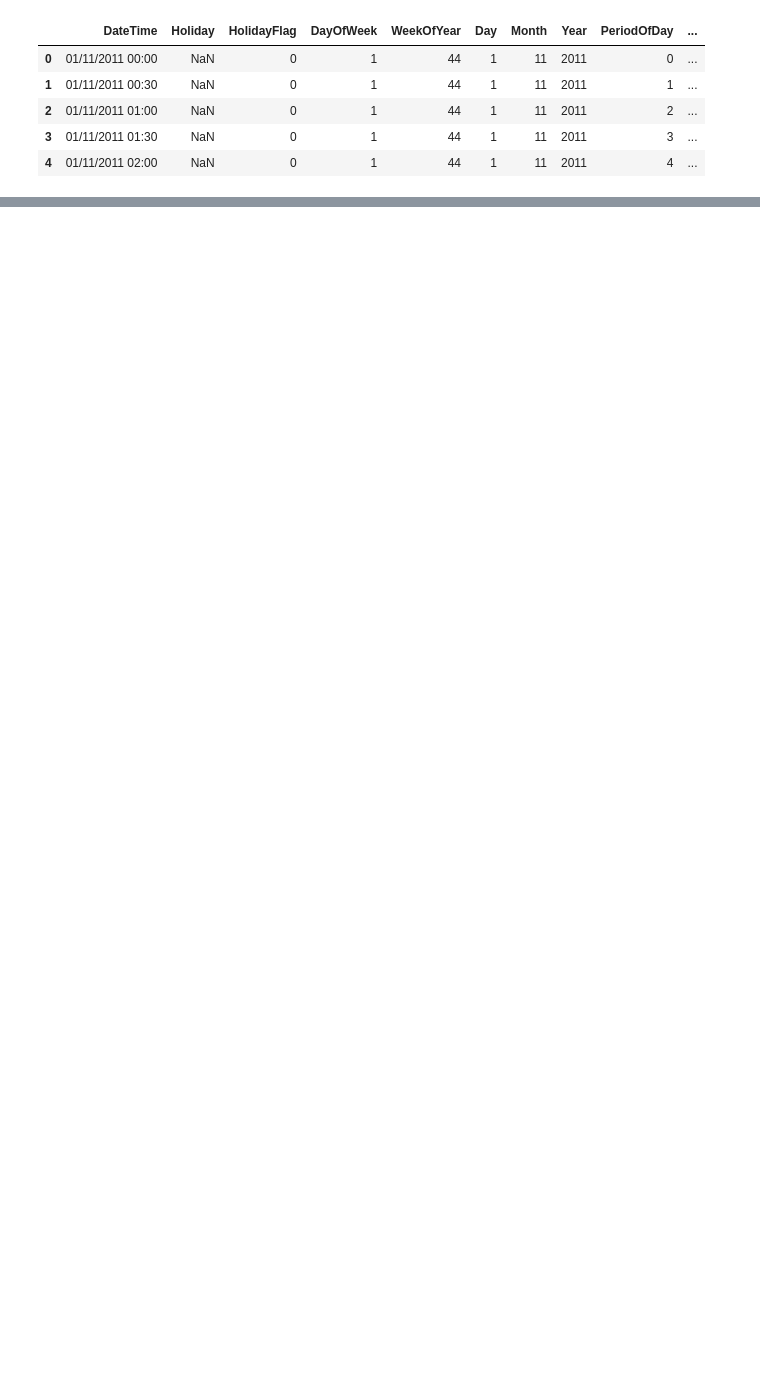
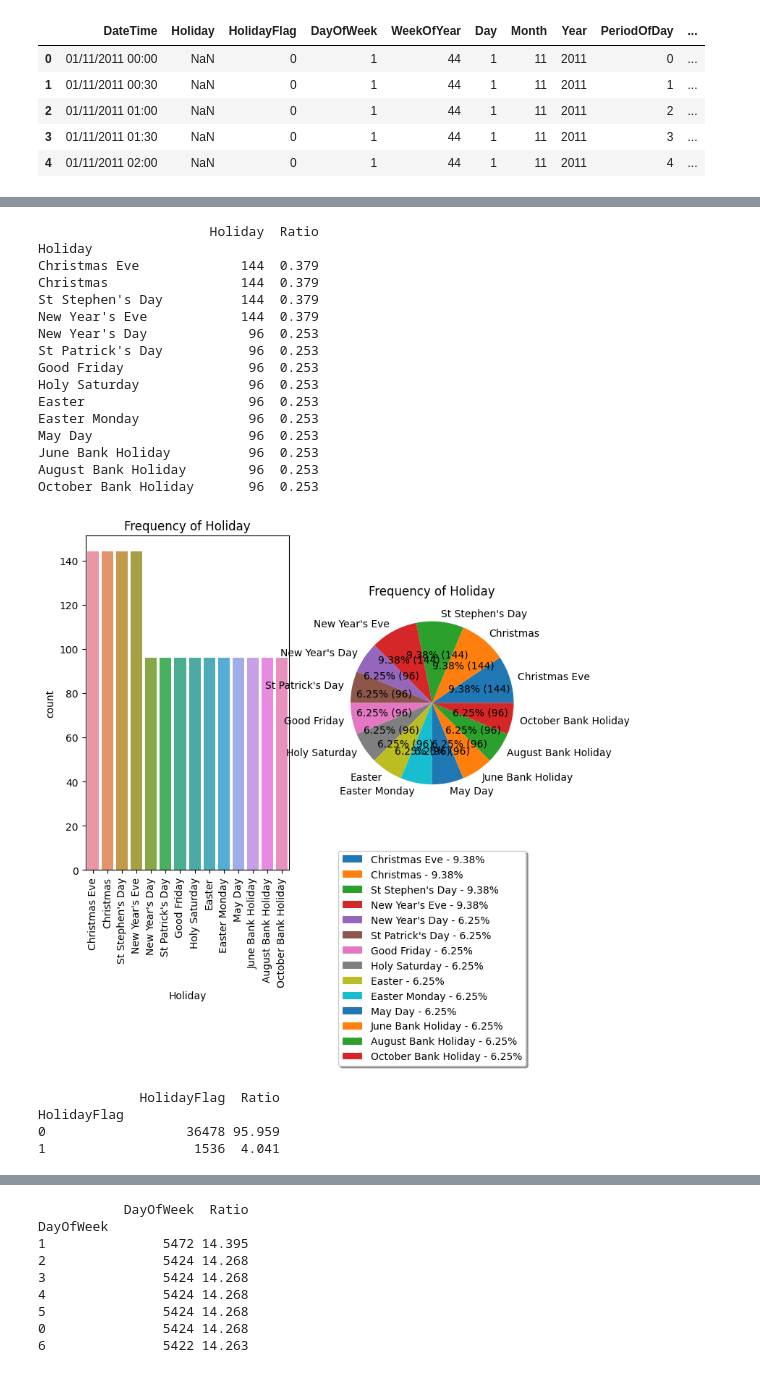
Before and after one commit to Mesutssmn/Gold-USD-Price-Prophet-Prediction, a Jupyter notebook: electricity-price-prediction.ipynb, the cells around one changed output, grey strips where cells are left out. Saved outputs shown, nothing was run; the diff lists cells and outputs as text; code cells hidden in the pictures; blank space fills up the shorter version.

Commit message:
Kaggle Notebook | Electricity Price Prediction | Version 2

```diff
--- a/electricity-price-prediction.ipynb
+++ b/electricity-price-prediction.ipynb
@@ -8,2 +29,2 @@ warnings.filterwarnings("ignore")
 # %%
-df = pd.read_csv("/kaggle/input/electricity-price-prediction/Electricity.csv")
+df = pd.read_csv("/kaggle/input/electricity-price-prediction/Electricity.csv",low_memory=False)
@@ -18,0 +99,2 @@ df.head()
+# %%
+cat_cols, cat_but_car, num_cols = grab_col_names(df)
@@ -18,0 +108,44 @@ df.head()
+# %%
+def cat_summary(dataframe, col_name, plot=False):
+    print(pd.DataFrame({col_name: dataframe[col_name].value_counts(),
+                        "Ratio": 100 * dataframe[col_name].value_counts() / len(dataframe)}))
+
+    if plot:
+        fig, axs = plt.subplots(1, 2, figsize=(8, 6))
+        plt.subplot(1, 2, 1)
+        sns.countplot(x=dataframe[col_name], data=dataframe)
+        plt.title("Frequency of " + col_name)
+        plt.xticks(rotation=90)
+
+        plt.subplot(1, 2, 2)
+        values = dataframe[col_name].value_counts()
+        plt.pie(x=values, labels=values.index, autopct=lambda p: '{:.2f}% ({:.0f})'.format(p, p/100 * sum(values)))
+        plt.title("Frequency of " + col_name)
+        plt.legend(labels=['{} - {:.2f}%'.format(index, value/sum(values)*100) for index, value in zip(values.index, values)],
+                   loc='upper center', bbox_to_anchor=(0.5, -0.2), fancybox=True, shadow=True, ncol=1)
+        plt.show(block=True)
+
+for col in cat_cols:
+    cat_summary(df, col, True)
+# %% [output]
+                      Holiday  Ratio
+Holiday
+Christmas Eve             144  0.379
+Christmas                 144  0.379
+St Stephen's Day          144  0.379
+New Year's Eve            144  0.379
+New Year's Day             96  0.253
+St Patrick's Day           96  0.253
+Good Friday                96  0.253
+Holy Saturday              96  0.253
+Easter                     96  0.253
+Easter Monday              96  0.253
+May Day                    96  0.253
+June Bank Holiday          96  0.253
+August Bank Holiday        96  0.253
+October Bank Holiday       96  0.253
+[figure, added]
+             HolidayFlag  Ratio
+HolidayFlag
+0                  36478 95.959
+1                   1536  4.041
@@ -18,0 +153,9 @@ df.head()
+           DayOfWeek  Ratio
+DayOfWeek
+1               5472 14.395
+2               5424 14.268
+3               5424 14.268
+4               5424 14.268
+5               5424 14.268
+0               5424 14.268
+6               5422 14.263
```
Also changed, not shown: parts of 96 cells of this notebook.
